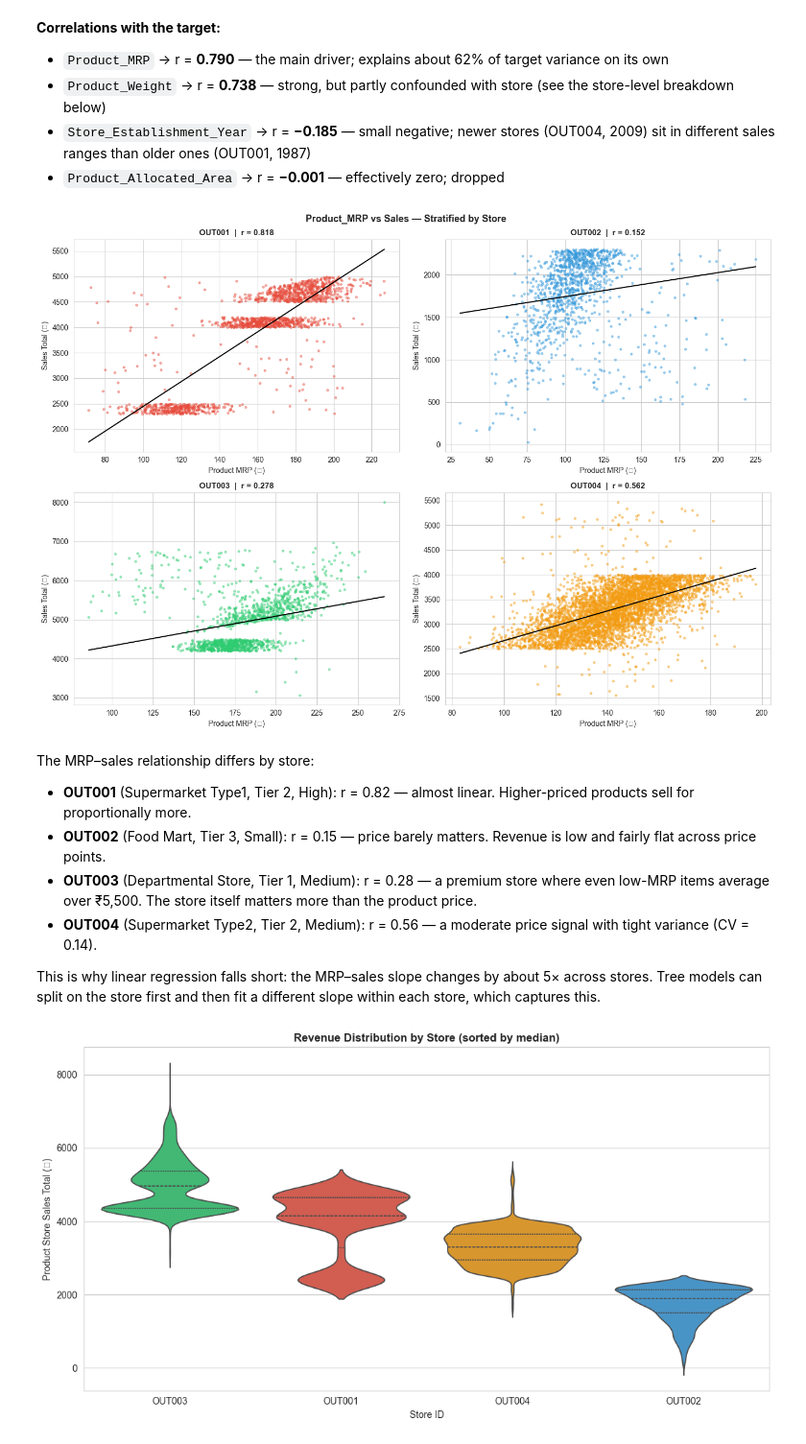
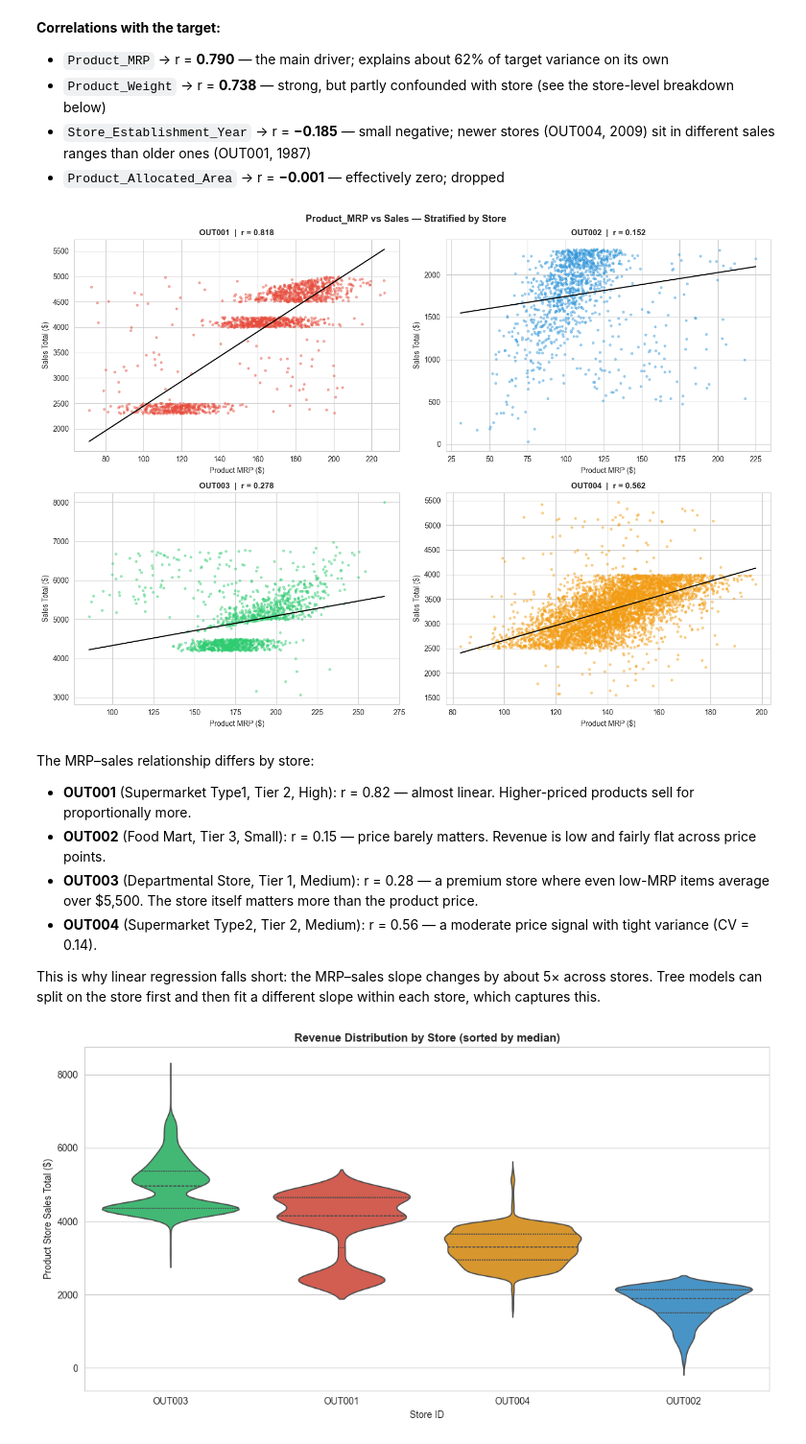
Before and after one commit to gauravbarge/SuperKart, a Jupyter notebook: Full_Code_Executed.ipynb, the cells around one changed output. Shown at 96% size. Drawn from its saved outputs; the diff is of its cells as text; code cells hidden in the pictures.

```diff
--- a/Full_Code_Executed.ipynb
+++ b/Full_Code_Executed.ipynb
@@ -325,29 +325,29 @@ plt.show()
 # %%
 # MRP vs Sales — colour by store
 fig, axes = plt.subplots(2, 2, figsize=(14, 10))
 store_colors = {'OUT001': '#e74c3c', 'OUT002': '#3498db', 'OUT003': '#2ecc71', 'OUT004': '#f39c12'}
 for ax, sid in zip(axes.flatten(), ['OUT001','OUT002','OUT003','OUT004']):
     sub = data[data['Store_Id'] == sid]
     ax.scatter(sub['Product_MRP'], sub['Product_Store_Sales_Total'],
                alpha=0.4, s=8, color=store_colors[sid])
     m, b = np.polyfit(sub['Product_MRP'], sub['Product_Store_Sales_Total'], 1)
     x_line = np.linspace(sub['Product_MRP'].min(), sub['Product_MRP'].max(), 100)
     ax.plot(x_line, m * x_line + b, color='black', lw=1.5)
     r = sub['Product_MRP'].corr(sub['Product_Store_Sales_Total'])
     ax.set_title(f'{sid}  |  r = {r:.3f}', fontweight='bold', fontsize=11)
-    ax.set_xlabel('Product MRP (₹)')
-    ax.set_ylabel('Sales Total (₹)')
+    ax.set_xlabel('Product MRP ($)')
+    ax.set_ylabel('Sales Total ($)')
 plt.suptitle('Product_MRP vs Sales — Stratified by Store', fontsize=13, fontweight='bold')
 plt.tight_layout()
 plt.show()
 # %% [output]
-[figure, old version]
+[figure, new version]
 # %% [markdown]
 The MRP–sales relationship differs by store:
 
 - **OUT001** (Supermarket Type1, Tier 2, High): r = 0.82 — almost linear. Higher-priced products sell for proportionally more.
 - **OUT002** (Food Mart, Tier 3, Small): r = 0.15 — price barely matters. Revenue is low and fairly flat across price points.
-- **OUT003** (Departmental Store, Tier 1, Medium): r = 0.28 — a premium store where even low-MRP items average over ₹5,500. The store itself matters more than the product price.
+- **OUT003** (Departmental Store, Tier 1, Medium): r = 0.28 — a premium store where even low-MRP items average over $5,500. The store itself matters more than the product price.
 - **OUT004** (Supermarket Type2, Tier 2, Medium): r = 0.56 — a moderate price signal with tight variance (CV = 0.14).
 
 This is why linear regression falls short: the MRP–sales slope changes by about 5× across stores. Tree models can split on the store first and then fit a different slope within each store, which captures this.
```
Also changed, not shown: parts of 26 cells of this notebook, 3 other files.
